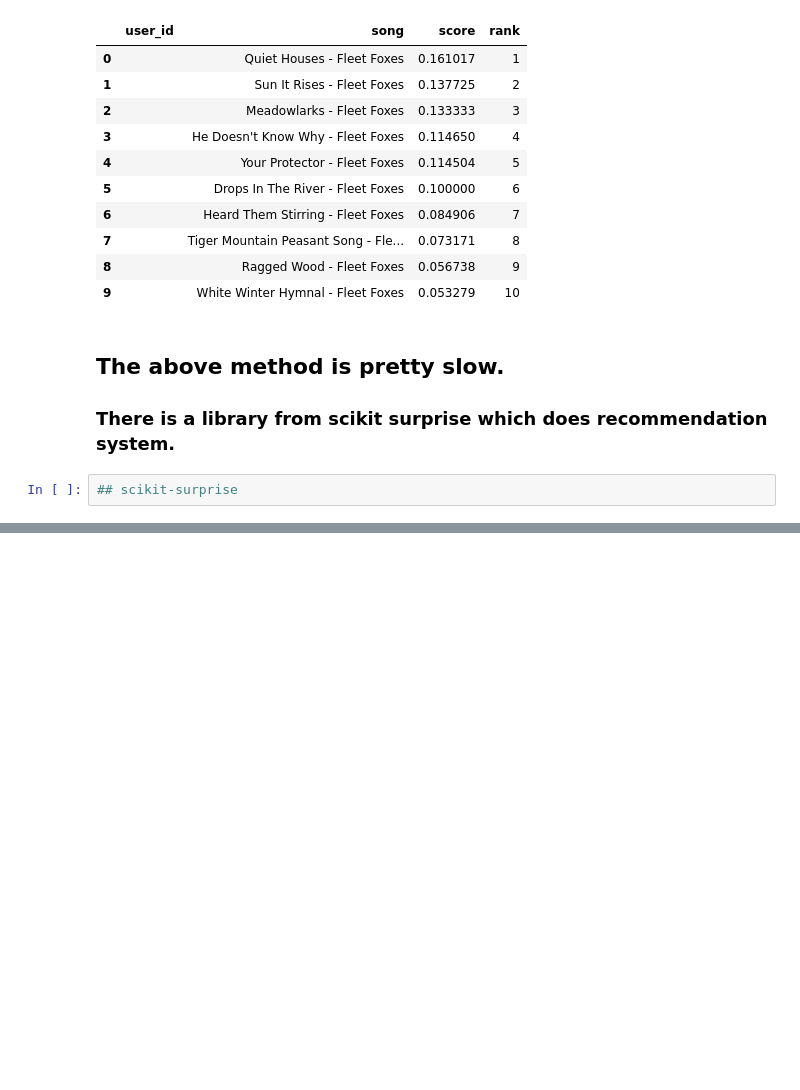
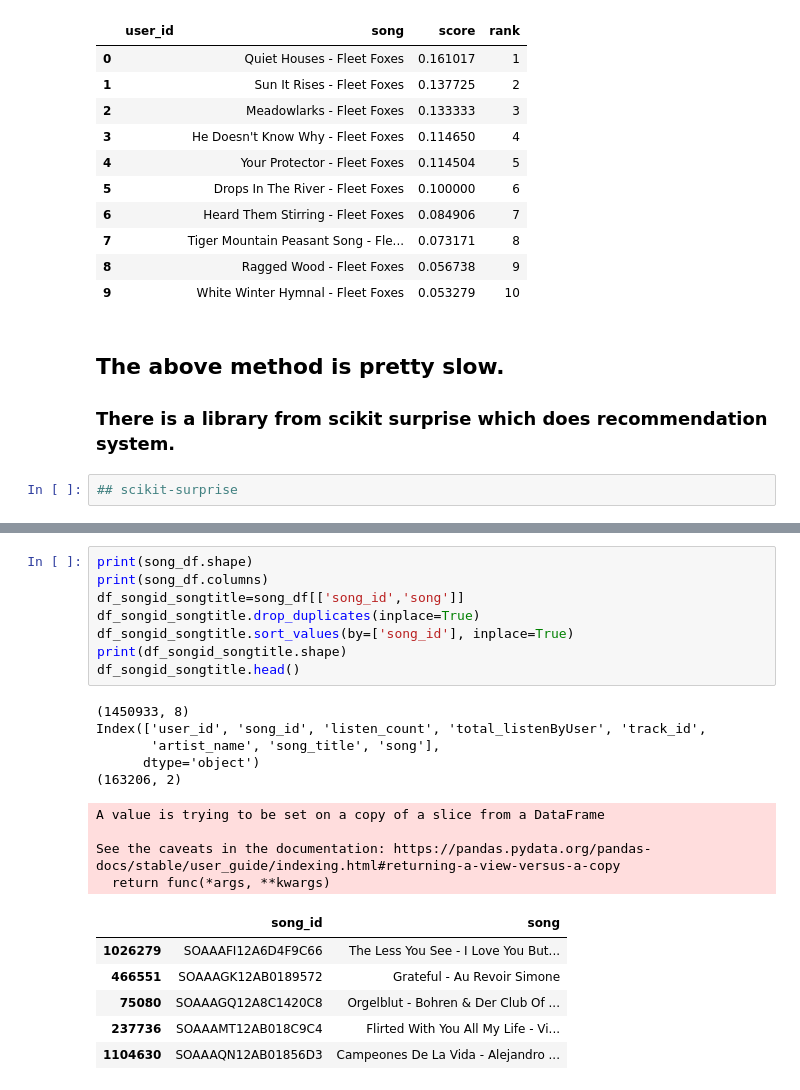
Before and after one commit to yuenyeelo/springboard, a Jupyter notebook: capstone3/Capstone3_RecommendationSystem_MillionSong_YuenYeeLo.ipynb, the cells around one changed output, grey strips where cells are left out. Saved outputs shown, nothing was run; the diff lists cells and outputs as text; blank space fills up the shorter version.

```diff
--- a/capstone3/Capstone3_RecommendationSystem_MillionSong_YuenYeeLo.ipynb
+++ b/capstone3/Capstone3_RecommendationSystem_MillionSong_YuenYeeLo.ipynb
@@ -622,0 +693,24 @@ Non zero values in cooccurence_matrix :1087
+# %%
+print(song_df.shape)
+print(song_df.columns)
+df_songid_songtitle=song_df[['song_id','song']]
+df_songid_songtitle.drop_duplicates(inplace=True)
+df_songid_songtitle.sort_values(by=['song_id'], inplace=True)
+print(df_songid_songtitle.shape)
+df_songid_songtitle.head()
+# %% [output]
+(1450933, 8)
+Index(['user_id', 'song_id', 'listen_count', 'total_listenByUser', 'track_id',
+       'artist_name', 'song_title', 'song'],
+      dtype='object')
+(163206, 2)
+A value is trying to be set on a copy of a slice from a DataFrame
+
+See the caveats in the documentation: https://pandas.pydata.org/pandas-docs/stable/user_guide/indexing.html#returning-a-view-versus-a-copy
+  return func(*args, **kwargs)
+|  | song_id | song |
+| 1026279 | SOAAAFI12A6D4F9C66 | The Less You See - I Love You But... |
+| 466551 | SOAAAGK12AB0189572 | Grateful - Au Revoir Simone |
+| 75080 | SOAAAGQ12A8C1420C8 | Orgelblut - Bohren & Der Club Of ... |
+| 237736 | SOAAAMT12AB018C9C4 | Flirted With You All My Life - Vi... |
+| 1104630 | SOAAAQN12AB01856D3 | Campeones De La Vida - Alejandro ... |
```
Also changed, not shown: parts of 8 cells of this notebook.
